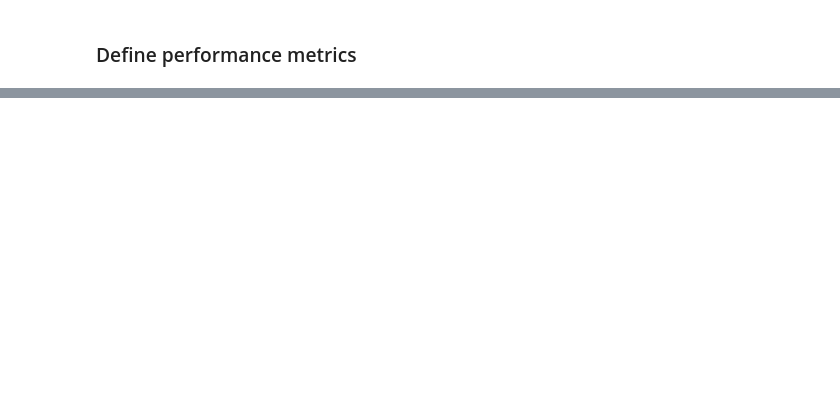
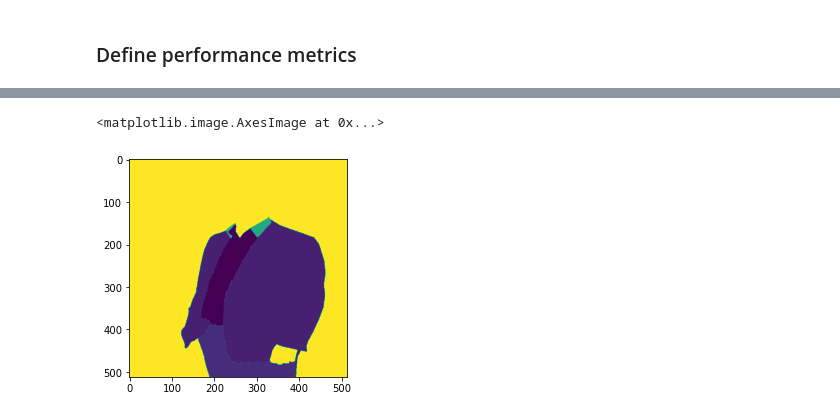
Before and after one commit to narek-g/Capstone_Project, a Jupyter notebook: prototypes/Experiment with Various Models.ipynb, the cells around one changed output, grey strips where cells are left out. Drawn from its saved outputs; the diff is of its cells as text; code cells hidden in the pictures; blank space fills up the shorter version.

```diff
--- a/prototypes/Experiment with Various Models.ipynb
+++ b/prototypes/Experiment with Various Models.ipynb
@@ -15,2 +38,6 @@
 # %% [markdown]
 ### Load and process data
+# %%
+# image properties
+HEIGHT = 512
+WIDTH  = 512
@@ -22,0 +263,5 @@
+# %%
+plt.imshow(seg_image[0])
+# %% [output]
+<matplotlib.image.AxesImage at 0x...>
+[figure, added]
```
Also changed, not shown: parts of 23 cells of this notebook, 4 other files.
